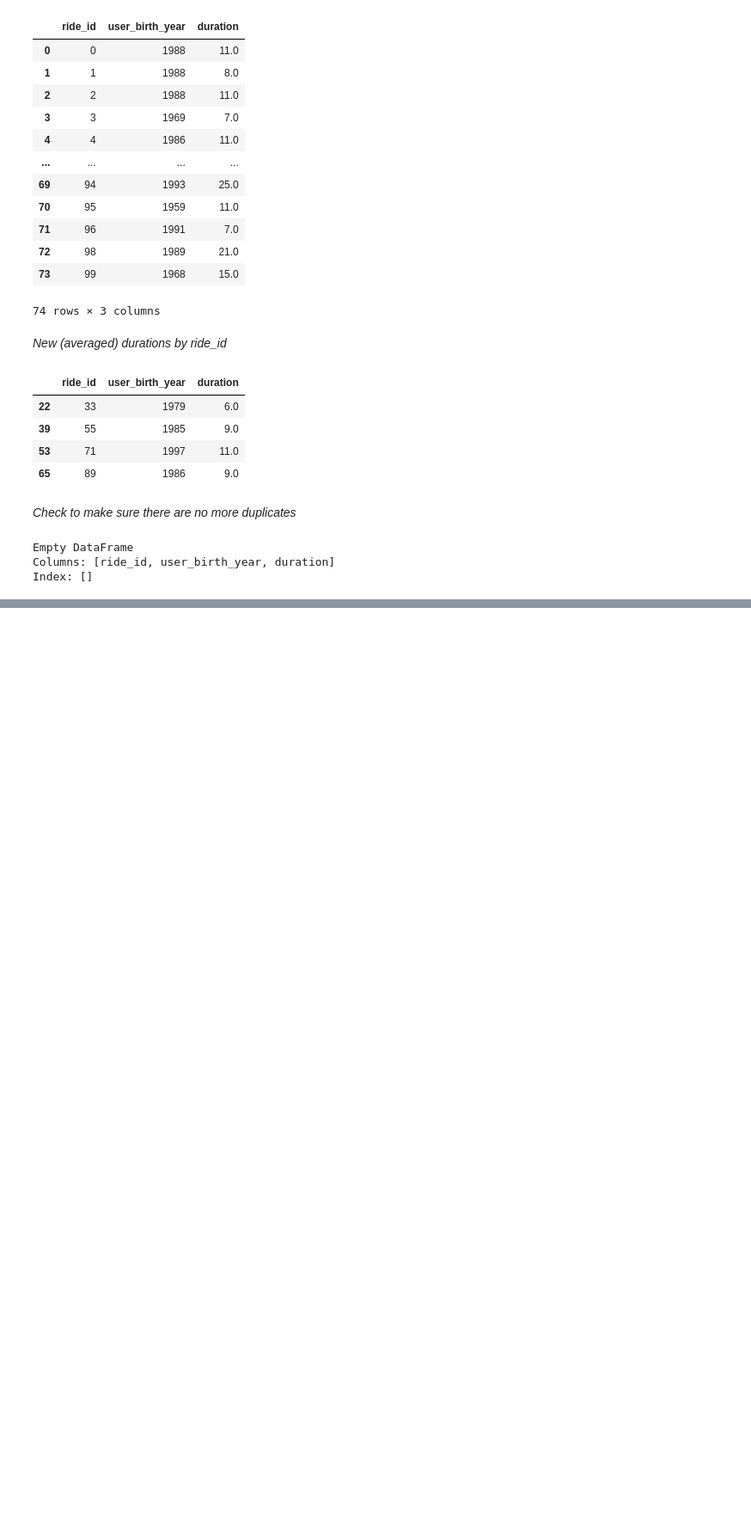
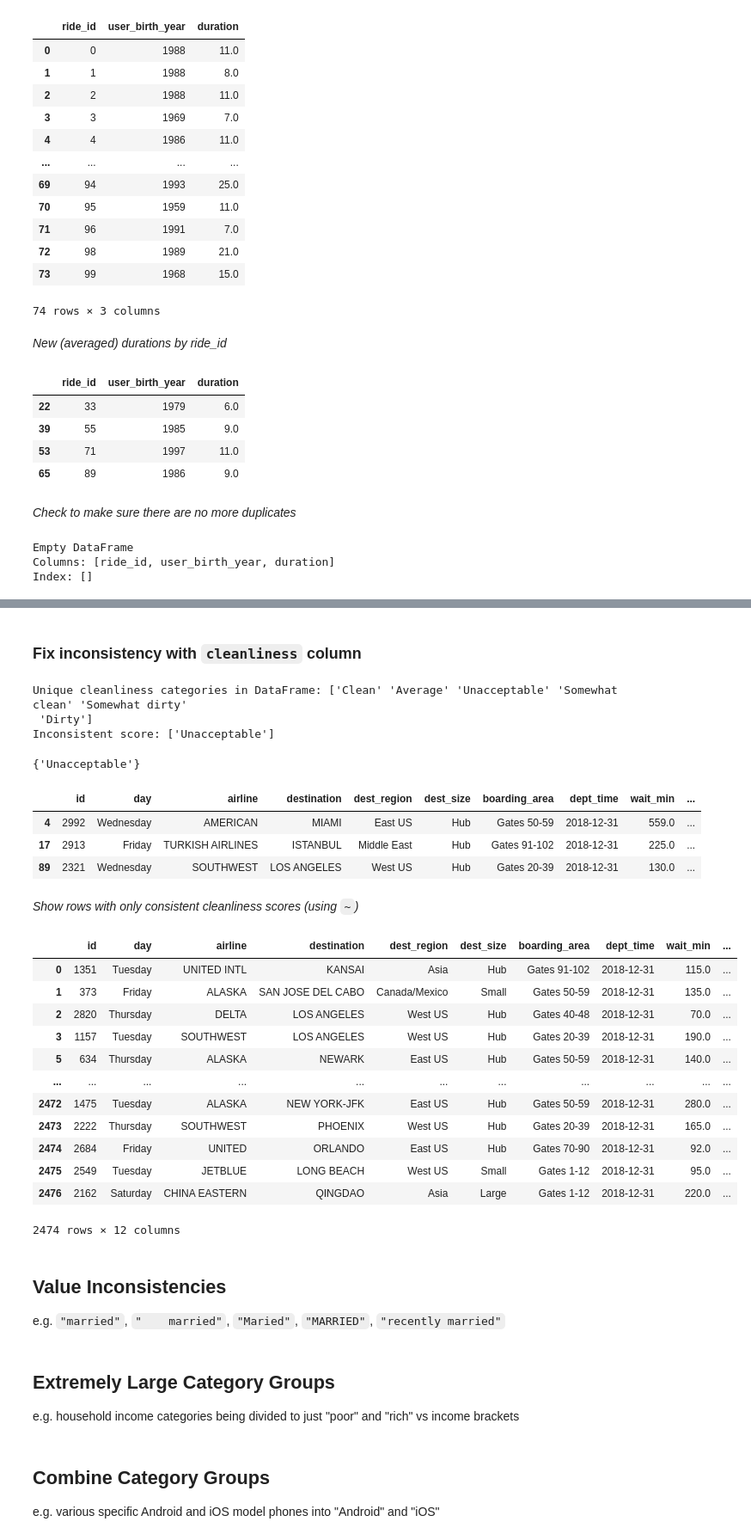
Before and after one commit to priscilla-arinze/PythonReview, a Jupyter notebook: LIBRARIES/Pandas_CleaningData.ipynb, the cells around one changed output, grey strips where cells are left out. Shown at 86% size. Drawn from its saved outputs; the diff is of its cells as text; code cells hidden in the pictures; blank space fills up the shorter version.

```diff
--- a/LIBRARIES/Pandas_CleaningData.ipynb
+++ b/LIBRARIES/Pandas_CleaningData.ipynb
@@ -406,0 +426,3 @@ Index: []
+# %%
+airlines_survey_categories_df = pd.read_csv(f"{datasets_cwd}\\airlines_survey_categories.csv")
+airlines_survey_categories_df
@@ -406,0 +436,56 @@ Index: []
+# %% [markdown]
+### Fix inconsistency with `cleanliness` column
+# %%
+unique_cleanliness_scores = airlines_df['cleanliness'].unique()
+print(f"Unique cleanliness categories in DataFrame: {unique_cleanliness_scores}")
+
+inconsistent_cleanliness_score = airlines_df["cleanliness"].loc[~airlines_df["cleanliness"].isin(airlines_survey_categories_df["cleanliness"])].unique()
+print(f"Inconsistent score: {inconsistent_cleanliness_score}")
+# %% [output]
+Unique cleanliness categories in DataFrame: ['Clean' 'Average' 'Unacceptable' 'Somewhat clean' 'Somewhat dirty'
+ 'Dirty']
+Inconsistent score: ['Unacceptable']
+# %%
+inconsistent_cleanliness_score = set(airlines_df["cleanliness"]).difference(airlines_survey_categories_df["cleanliness"])
+print(inconsistent_cleanliness_score)
+# %% [output]
+{'Unacceptable'}
+# %%
+inconsistent_cleanliness_rows = airlines_df["cleanliness"].isin(inconsistent_cleanliness_score)
+
+airlines_df[inconsistent_cleanliness_rows]
+# %% [output]
+|  | id | day | airline | destination | dest_region | dest_size | boarding_area | dept_time | wait_min | ... |
+| 4 | 2992 | Wednesday | AMERICAN | MIAMI | East US | Hub | Gates 50-59 | 2018-12-31 | 559.0 | ... |
+| 17 | 2913 | Friday | TURKISH AIRLINES | ISTANBUL | Middle East | Hub | Gates 91-102 | 2018-12-31 | 225.0 | ... |
+| 89 | 2321 | Wednesday | SOUTHWEST | LOS ANGELES | West US | Hub | Gates 20-39 | 2018-12-31 | 130.0 | ... |
+# %% [markdown]
+*Show rows with only consistent cleanliness scores (using `~`)*
+# %%
+airlines_df[~inconsistent_cleanliness_rows]
+# %% [output]
+|  | id | day | airline | destination | dest_region | dest_size | boarding_area | dept_time | wait_min | ... |
+| 0 | 1351 | Tuesday | UNITED INTL | KANSAI | Asia | Hub | Gates 91-102 | 2018-12-31 | 115.0 | ... |
+| 1 | 373 | Friday | ALASKA | SAN JOSE DEL CABO | Canada/Mexico | Small | Gates 50-59 | 2018-12-31 | 135.0 | ... |
+| 2 | 2820 | Thursday | DELTA | LOS ANGELES | West US | Hub | Gates 40-48 | 2018-12-31 | 70.0 | ... |
+| 3 | 1157 | Tuesday | SOUTHWEST | LOS ANGELES | West US | Hub | Gates 20-39 | 2018-12-31 | 190.0 | ... |
+| 5 | 634 | Thursday | ALASKA | NEWARK | East US | Hub | Gates 50-59 | 2018-12-31 | 140.0 | ... |
+| ... | ... | ... | ... | ... | ... | ... | ... | ... | ... | ... |
+| 2472 | 1475 | Tuesday | ALASKA | NEW YORK-JFK | East US | Hub | Gates 50-59 | 2018-12-31 | 280.0 | ... |
+| 2473 | 2222 | Thursday | SOUTHWEST | PHOENIX | West US | Hub | Gates 20-39 | 2018-12-31 | 165.0 | ... |
+| 2474 | 2684 | Friday | UNITED | ORLANDO | East US | Hub | Gates 70-90 | 2018-12-31 | 92.0 | ... |
+| 2475 | 2549 | Tuesday | JETBLUE | LONG BEACH | West US | Small | Gates 1-12 | 2018-12-31 | 95.0 | ... |
+| 2476 | 2162 | Saturday | CHINA EASTERN | QINGDAO | Asia | Large | Gates 1-12 | 2018-12-31 | 220.0 | ... |
+2474 rows × 12 columns
+# %% [markdown]
+## Value Inconsistencies
+
+e.g. `"married"`, `"    married"`, `"Maried"`, `"MARRIED"`, `"recently married"`
+# %% [markdown]
+## Extremely Large Category Groups
+
+e.g. household income categories being divided to just "poor" and "rich" vs income brackets
+# %% [markdown]
+## Combine Category Groups
+
+e.g. various specific Android and iOS model phones into "Android" and "iOS"
```
Also changed, not shown: parts of 4 cells of this notebook, 2 other files.
